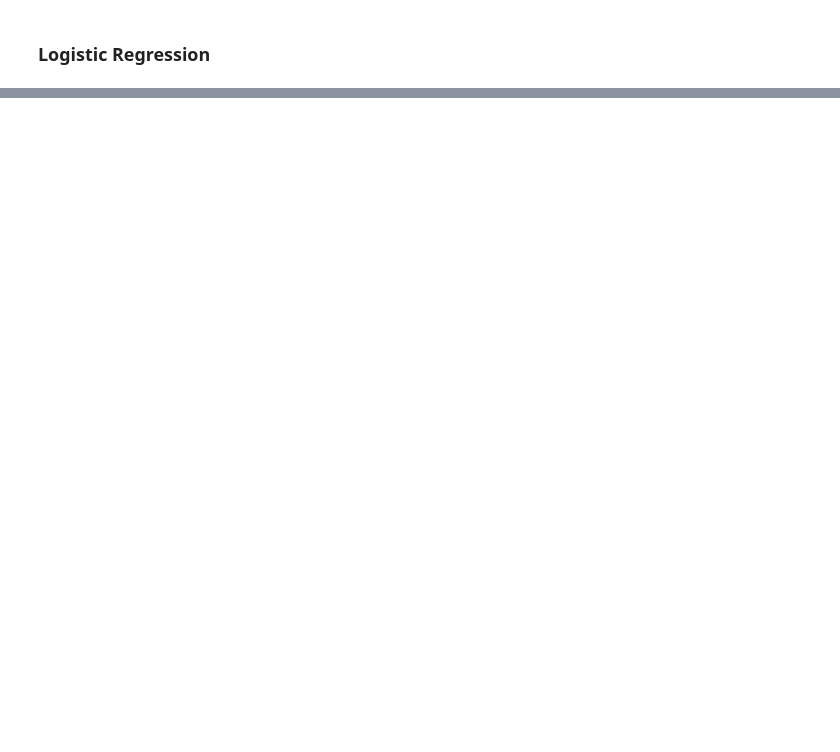
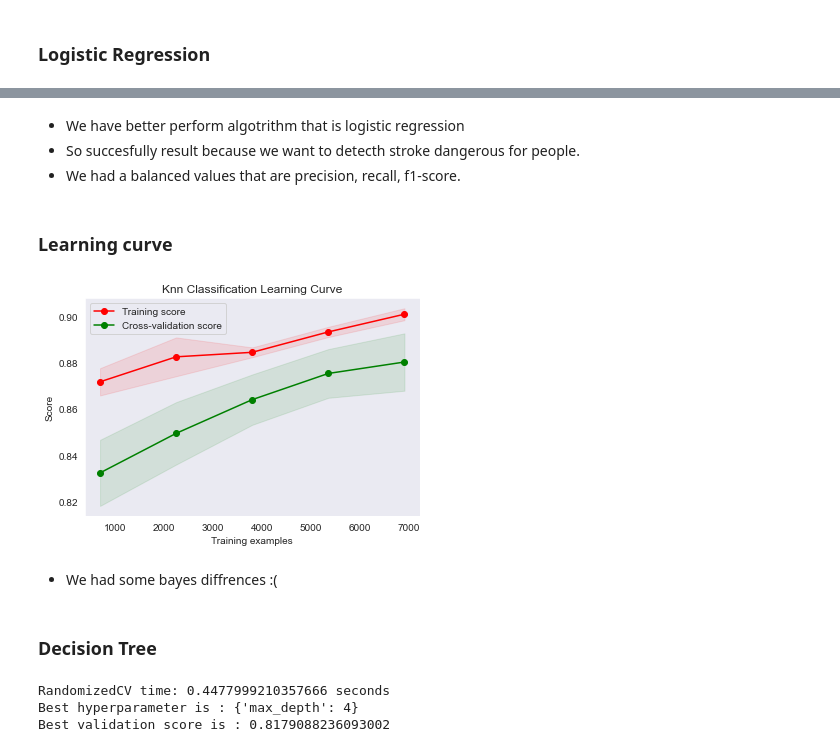
Before and after one commit to erdmkbc/Machine-Learning-Tutorial, a Jupyter notebook: Learning_Algorithms/Supervised_Learning/Classification/Stroke_Prediction/Stroke_prediction.ipynb, the cells around one changed output, grey strips where cells are left out. Saved outputs shown, nothing was run; the diff lists cells and outputs as text; code cells hidden in the pictures; blank space fills up the shorter version.

```diff
--- a/Learning_Algorithms/Supervised_Learning/Classification/Stroke_Prediction/Stroke_prediction.ipynb
+++ b/Learning_Algorithms/Supervised_Learning/Classification/Stroke_Prediction/Stroke_prediction.ipynb
@@ -918,0 +903,37 @@ confmatrix_visiulazation(cm , algorithms)
+# %% [markdown]
+* We have better perform algotrithm that is logistic regression
+* So succesfully result because we want to detecth stroke dangerous for people.
+* We had a balanced values that are precision, recall, f1-score.
+# %% [markdown]
+### Learning curve
+# %%
+plot_learning_curve(knn, X_train, y_train, cv = 10, scoring = 'f1')
+plt.title('Knn Classification Learning Curve' )
+plt.show()
+# %% [output]
+[figure, added]
+# %% [markdown]
+* We had some bayes diffrences :(
+# %% [markdown]
+### Decision Tree
+# %%
+from sklearn.tree import DecisionTreeClassifier
+dt = DecisionTreeClassifier()
+
+# hyperparameters for knn
+grid = {'max_depth': range(1,5)}
+
+import time
+
+t0 = time.time()
+rs = RandomizedSearchCV(dt, grid, cv = 10)
+rs.fit(X_train, y_train)
+t1 = time.time()
+
+print('RandomizedCV time: {} seconds'.format(t1 - t0))
+print('Best hyperparameter is : {}'.format(rs.best_params_))
+print('Best validation score is : {}'.format(rs.best_score_))
+# %% [output]
+RandomizedCV time: 0.4477999210357666 seconds
+Best hyperparameter is : {'max_depth': 4}
+Best validation score is : 0.8179088236093002
```
Also changed, not shown: parts of 72 cells of this notebook.
